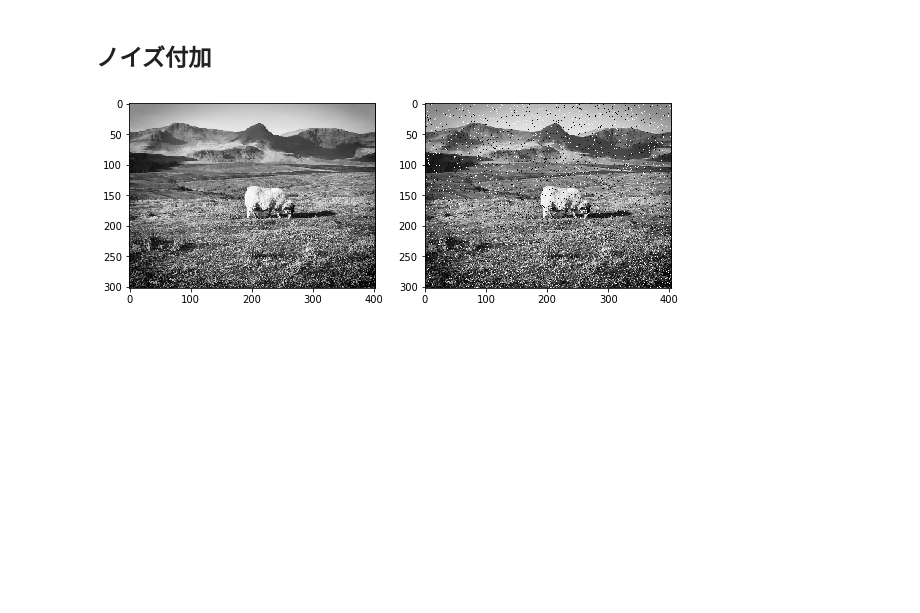
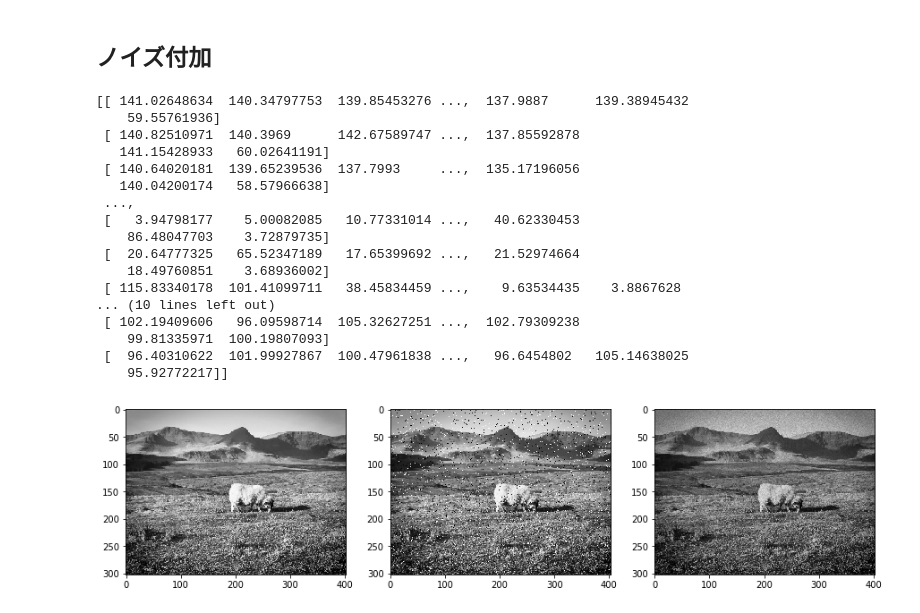
Before and after one commit to rikky0611/image_processing, a Jupyter notebook: filtering.ipynb, the cells around one changed output. Saved outputs shown, nothing was run; the diff lists cells and outputs as text; code cells hidden in the pictures; blank space fills up the shorter version.

Commit message:
Add gaussian noise

```diff
--- a/filtering.ipynb
+++ b/filtering.ipynb
@@ -22,11 +22,9 @@ def show_images(imgs):
 ## 読み込み
 # %%
 def bgr_to_rgb(img):
-    img = img.copy()
     return img[:, :, ::-1]
 
 def rgb_to_gray(img):
-    img = img.copy()
     r, g, b = img[:,:,0], img[:,:,1], img[:,:,2]
     return 0.2989 * r + 0.5870 * g + 0.1140 * b
 # %%
@@ -49,17 +47,42 @@ after:  (302, 403)
 # %% [markdown]
 ## ノイズ付加
 # %%
-def salt_pepper(img, d=0.05):
+def salt_pepper_noise(img, d=0.05):
     img = img.copy()
-    h, w = img.shape[0], img.shape[1]
+    h, w = img.shape
     randoms = np.random.random_integers(w*h, size=int(w*h*d))
     for n in randoms:
         i = n // w
         j = n - i*w
         img[i][j] = np.random.choice([0, 255])
     return img
+
+def gaussian_noise(img, d=0.05):
+    h, w= img.shape
+    mu = 100
+    sigma = np.mean(img)*d
+    gauss = np.random.normal(mu, sigma, size=(h,w))
+    return img*gauss
 # %%
-salt_pepper_img = salt_pepper(gray_img)
-show_images([gray_img, salt_pepper_img])
+salt_pepper_img = salt_pepper_noise(gray_img)
+gaussian_img = gaussian_noise(gray_img)
+show_images([gray_img, salt_pepper_img, gaussian_img])
 # %% [output]
+[[ 141.02648634  140.34797753  139.85453276 ...,  137.9887      139.38945432
+    59.55761936]
+ [ 140.82510971  140.3969      142.67589747 ...,  137.85592878
+   141.15428933   60.02641191]
+ [ 140.64020181  139.65239536  137.7993     ...,  135.17196056
+   140.04200174   58.57966638]
+ ...,
+ [   3.94798177    5.00082085   10.77331014 ...,   40.62330453
+    86.48047703    3.72879735]
+ [  20.64777325   65.52347189   17.65399692 ...,   21.52974664
+    18.49760851    3.68936002]
+ [ 115.83340178  101.41099711   38.45834459 ...,    9.63534435    3.8867628
+... (10 lines left out)
+ [ 102.19409606   96.09598714  105.32627251 ...,  102.79309238
+    99.81335971  100.19807093]
+ [  96.40310622  101.99927867  100.47961838 ...,   96.6454802   105.14638025
+    95.92772217]]
-[figure, old version]
+[figure, new version]
```
